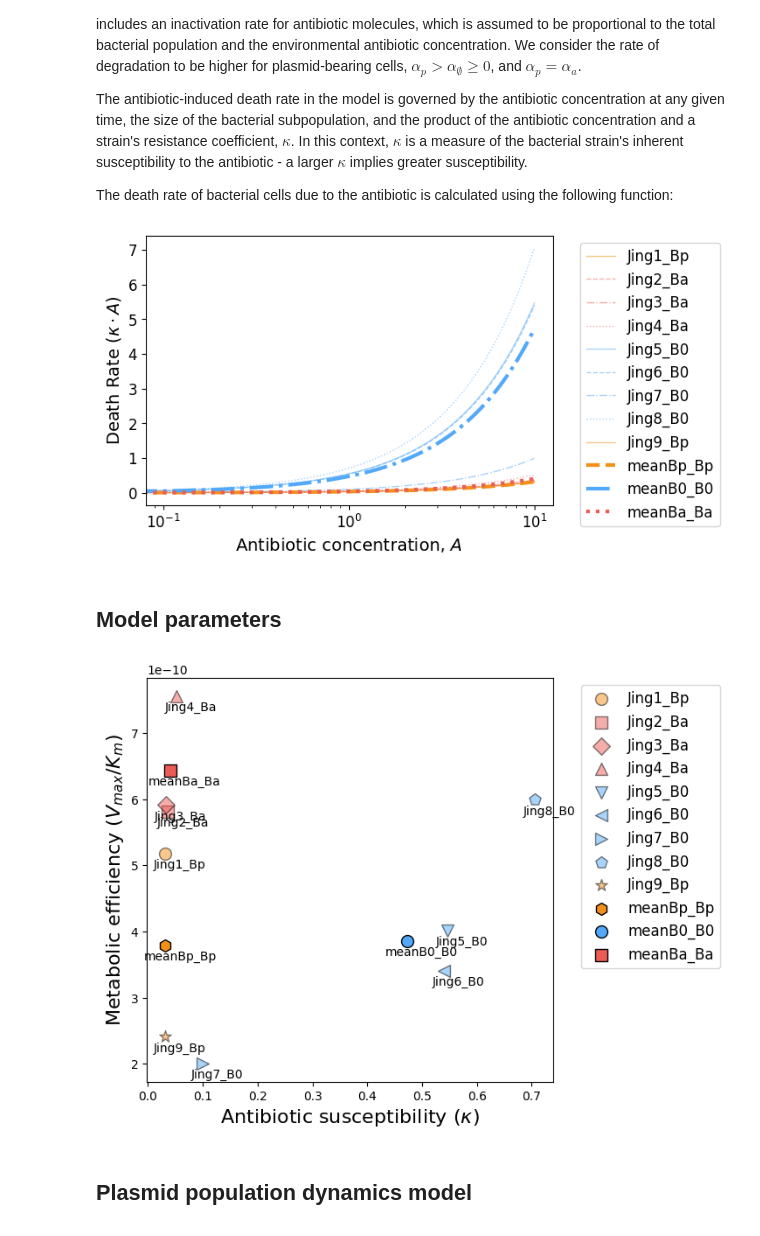
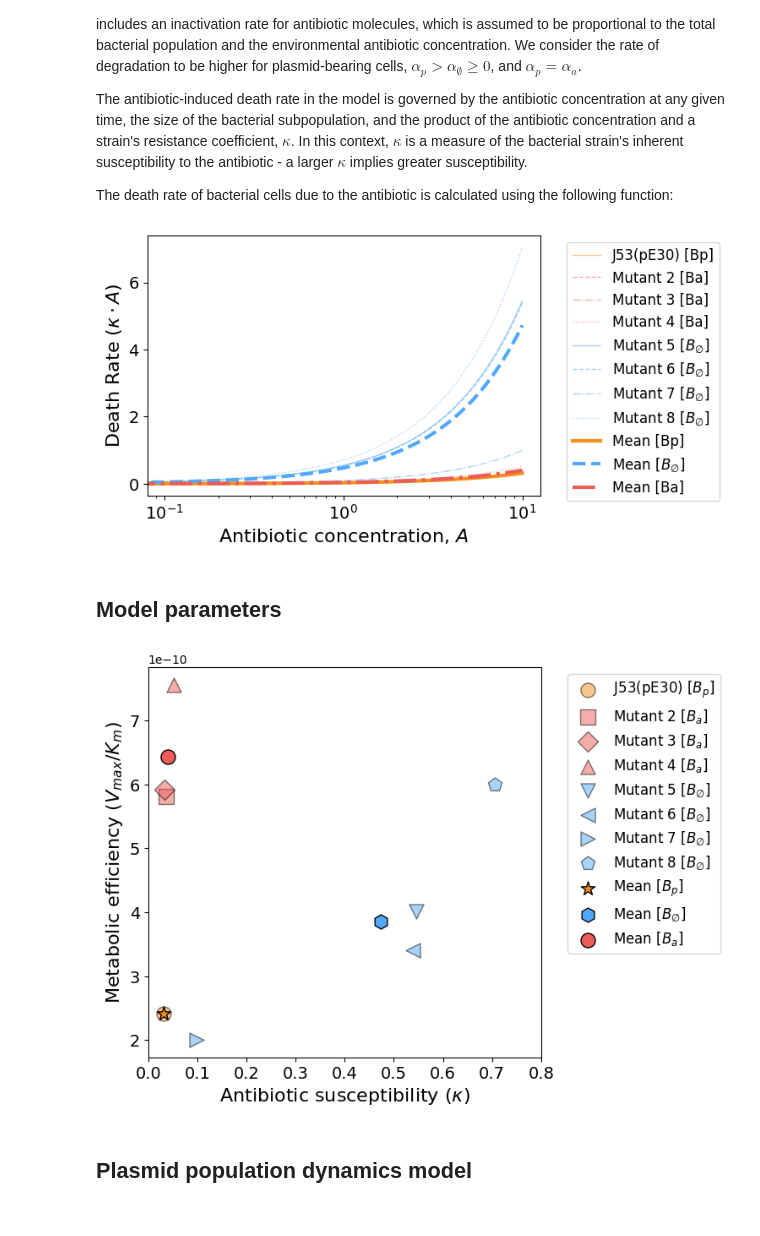
Before and after one commit to ccg-esb-lab/mcr, a Jupyter notebook: py_mcr_model_3strains.ipynb, the cells around one changed output. Drawn from its saved outputs; the diff is of its cells as text; code cells hidden in the pictures.

```diff
--- a/py_mcr_model_3strains.ipynb
+++ b/py_mcr_model_3strains.ipynb
@@ -101,9 +110,9 @@ mean_kappa_Ba = np.mean([kappa_2, kappa_3, kappa_4])
 color_Ba = '#EC5C57'
 
 # Bp (Jing 1, 9)
-mean_VKm_Bp = np.mean([VKm_1, VKm_9])
-mean_rho_Bp = np.mean([rho_1, rho_9])
-mean_kappa_Bp = np.mean([kappa_1, kappa_9])
+mean_VKm_Bp = VKm_9 #np.mean([VKm_1, VKm_9])
+mean_rho_Bp = rho_9 #np.mean([rho_1, rho_9])
+mean_kappa_Bp = kappa_9 #np.mean([kappa_1, kappa_9])
 color_Bp = '#F3901A'
 
 # Append new strains to the lists in the correct order
@@ -111,7 +120,7 @@ VKm_values_all.extend([mean_VKm_Bp, mean_VKm_B0, mean_VKm_Ba])
 rho_values_all.extend([mean_rho_Bp, mean_rho_B0, mean_rho_Ba])
 color_values_all.extend([color_Bp, color_B0, color_Ba])
 type_values_all.extend(['Bp', 'B0', 'Ba'])
-strain_labels_all.extend(['meanBp', 'meanB0', 'meanBa'])
+strain_labels_all.extend(['Mean', 'Mean', 'Mean'])
 kappa_values_all.extend([mean_kappa_Bp, mean_kappa_B0, mean_kappa_Ba])
 
 # Print the updated lists
@@ -131,7 +140,7 @@ kappa_values_all: [0.03156029620783811, 0.03664679176878976, 0.03291931267941005
 # %%
 
 # Define the strain indexes
-strain_indexes_all = [1, 2, 3, 4, 5, 6, 7, 8, 9, 10, 11, 12]
+strain_indexes_all = [1, 2, 3, 4, 5, 6, 7, 8, 9, 10, 11]
 
 # Construct the model parameters
 model_params_all = {
@@ -446,7 +458,11 @@ def plot_death_rate(A_values, model_params):
     This function calculates the death rate as kappa * A * MIC_max.
     """
     kappa_values = model_params['kappa']
-    strain_labels = ["%s_%s" % (strain, type_) for strain, type_ in zip(model_params['strain'], model_params['type'])]
+
+    strain_labels = ["%s [%s]" % (strain, type_) for strain, type_ in zip(model_params['strain'], model_params['type'])]
+    strain_labels = [label.replace('B0', r'$B_{\emptyset}$') for label in strain_labels]
+
+
     colors = model_params['colors']
 
     if len(kappa_values) != len(strain_labels) or len(kappa_values) != len(colors):
@@ -459,16 +475,17 @@ def plot_death_rate(A_values, model_params):
 
     for i, (kappa, label, color) in enumerate(zip(kappa_values, strain_labels, colors)):
         death_rates = [kappa * A for A in A_values]
-        if 'mean' in label:
+
+        if 'Mutant' in label or 'J53' in label:
+            plt.plot(A_values, death_rates, line_styles[i % len(line_styles)], alpha=0.5, linewidth=1, color=color, label=label)
+        else:
             plt.plot(A_values, death_rates, line_styles[i % len(line_styles)], alpha=1, linewidth=3, color=color, label=label)
-        else:
-            plt.plot(A_values, death_rates, line_styles[i % len(line_styles)], alpha=0.5, linewidth=1, color=color, label=label)
 
-    plt.xlabel(r'Antibiotic concentration, $A$', fontsize=14)
-    plt.ylabel(r'Death Rate ($\kappa \cdot A$)', fontsize=14)
+    plt.xlabel(r'Antibiotic concentration, $A$', fontsize=16)
+    plt.ylabel(r'Death Rate ($\kappa \cdot A$)', fontsize=16)
     plt.legend(fontsize=12, bbox_to_anchor=(1.05, 1), loc='upper left')
-    plt.tick_params(axis='x', labelsize=12)
-    plt.tick_params(axis='y', labelsize=12)
+    plt.tick_params(axis='x', labelsize=14)
+    plt.tick_params(axis='y', labelsize=14)
     plt.xscale('log')  # To plot x-axis in log scale
     plt.show()
 
@@ -478,7 +495,7 @@ def plot_death_rate(A_values, model_params):
 A_values = np.linspace(0, 10, 100)
 plot_death_rate(A_values, model_params_all)
 # %% [output]
-[figure, old version]
+[figure, new version]
 # %% [markdown]
 ## Model parameters
 # %%
@@ -491,40 +508,50 @@ def plot_scatter_vkm_kappa(model_params):
     model_params : dict
         Dictionary of model parameters.
     """
     VKm = model_params.get('VKm', [])
     kappa = model_params.get('kappa', [])
-    strain_labels = ["%s_%s" % (strain, type_) for strain, type_ in zip(model_params['strain'], model_params['type'])]
+
+    strain_labels = ["%s [%s]" % (strain, type_) for strain, type_ in zip(model_params['strain'], model_params['type'])]
+    strain_labels = [label.replace('B0', r'$B_{\emptyset}$') for label in strain_labels]
+    strain_labels = [label.replace('Ba', r'$B_{a}$') for label in strain_labels]
+    strain_labels = [label.replace('Bp', r'$B_{p}$') for label in strain_labels]
+
+
     facecolors = model_params['colors']
 
     if len(VKm) != len(kappa) or len(VKm) != len(strain_labels):
         print("The length of VKm, kappa, and strain_labels must be the same.")
         return
 
     colors = ['orange', 'blue', 'red', 'green', 'purple', 'brown', 'pink', 'gray', 'olive', 'cyan']
     markers = ['o', 's', 'D', '^', 'v', '<', '>', 'p', '*', 'h']
 
     plt.figure(figsize=(6, 6))
 
     for i, (v, k) in enumerate(zip(VKm, kappa)):
-        if 'mean' in strain_labels[i]:
-            plt.scatter(k, v, color=colors[i % len(colors)], edgecolors='black', facecolors=facecolors[i], marker=markers[i % len(markers)], s=100, alpha=1, label=strain_labels[i])
+
+        if 'Mutant' in strain_labels[i] or 'J53' in strain_labels[i]:
+            plt.scatter(k, v, color=colors[i % len(colors)], edgecolors='black', facecolors=facecolors[i], marker=markers[i % len(markers)], s=150, alpha=0.5, label=strain_labels[i])
         else:
-            plt.scatter(k, v, color=colors[i % len(colors)], edgecolors='black', facecolors=facecolors[i], marker=markers[i % len(markers)], s=100, alpha=0.5, label=strain_labels[i])
+            plt.scatter(k, v, color=colors[i % len(colors)], edgecolors='black', facecolors=facecolors[i], marker=markers[i % len(markers)], s=150, alpha=1, label=strain_labels[i])
 
-    for i, (v, k) in enumerate(zip(VKm, kappa)):
-        plt.annotate(strain_labels[i], (k, v), textcoords="offset points", xytext=(12, -12), ha='center')
+    #for i, (v, k) in enumerate(zip(VKm, kappa)):
+    #    plt.annotate(strain_labels[i], (k, v), textcoords="offset points", xytext=(12, -12), ha='center')
 
     plt.ylabel(r'Metabolic efficiency ($V_{max}/K_m$)', fontsize=16)
     plt.xlabel(r'Antibiotic susceptibility ($\kappa$)', fontsize=16)
     plt.grid(False)
+    plt.xticks(fontsize=14)
+    plt.yticks(fontsize=14)
+    plt.xlim([0, 0.8])
     plt.legend(fontsize=12, bbox_to_anchor=(1.05, 1), loc='upper left')
     plt.show()
 
 
 
 plot_scatter_vkm_kappa(model_params_all)
 # %% [output]
-[figure, old version]
+[figure, new version]
 # %% [markdown]
 ## Plasmid population dynamics model
 
```
Also changed, not shown: parts of 16 cells of this notebook.
